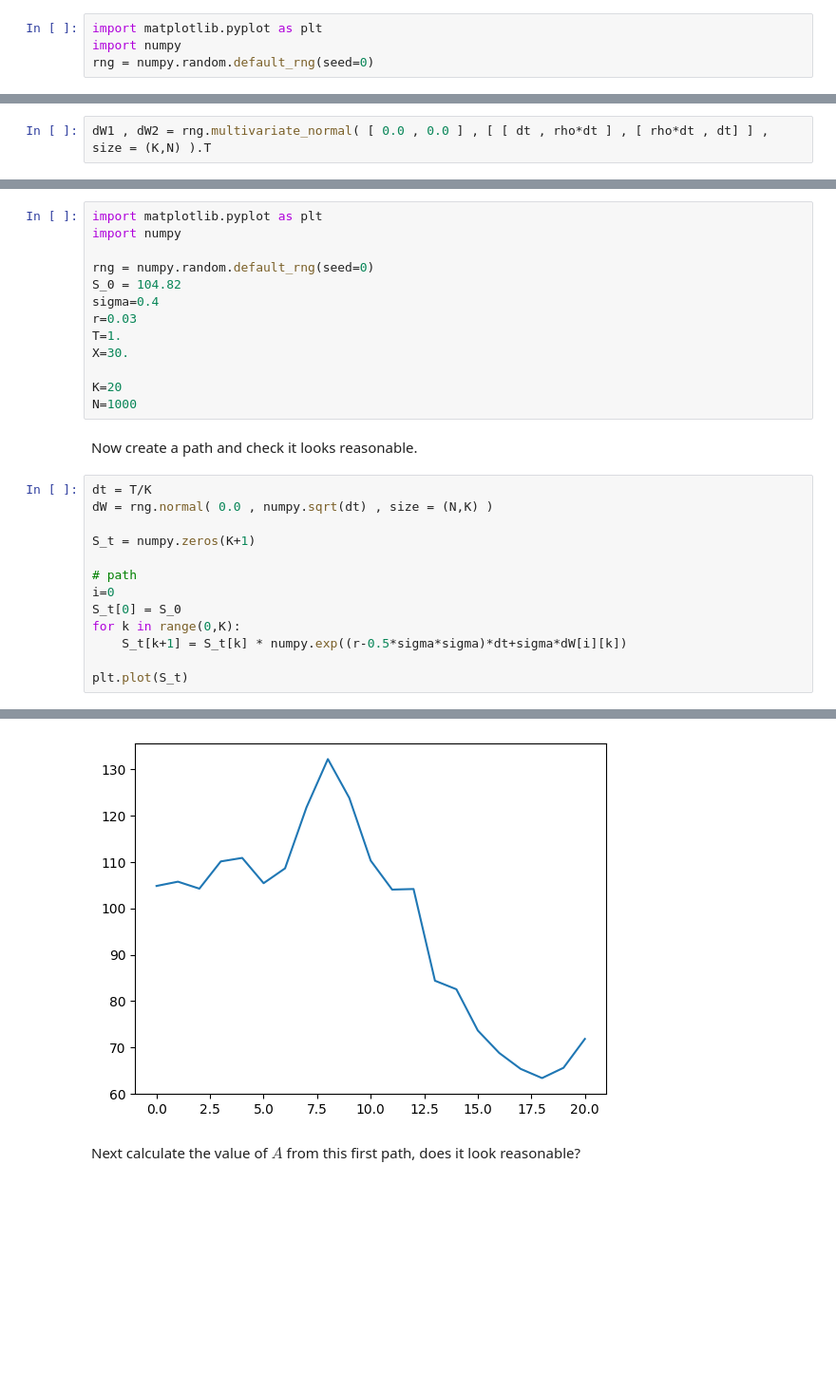
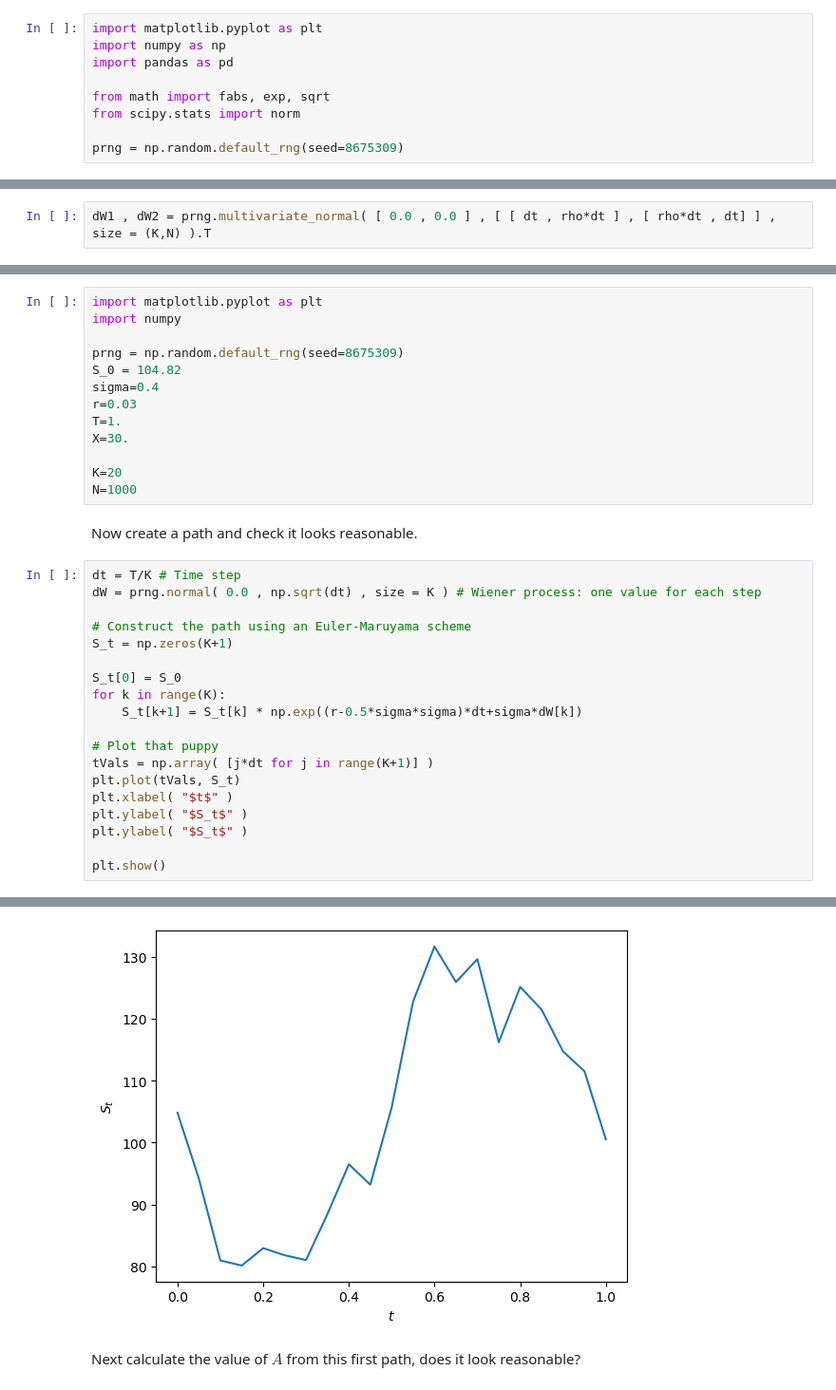
Before and after one commit to VenetianRed/MATH60082-python, a Jupyter notebook: MATH60082-lab-class-6.ipynb, the cells around one changed output, grey strips where cells are left out. Shown at 95% size. Saved outputs shown, nothing was run; the diff lists cells and outputs as text; blank space fills up the shorter version.

```diff
--- a/MATH60082-lab-class-6.ipynb
+++ b/MATH60082-lab-class-6.ipynb
@@ -42,7 +45,12 @@ where $\phi_1\sim N(0,1)$ and $\phi_2\sim N(0,1)$ are independent uncorrelated d
 # %%
 import matplotlib.pyplot as plt
-import numpy
-rng = numpy.random.default_rng(seed=0)
+import numpy as np
+import pandas as pd
+
+from math import fabs, exp, sqrt
+from scipy.stats import norm
+
+prng = np.random.default_rng(seed=8675309)
 # %% [markdown]
 Now create some parameters for our problem.
 # %%
@@ -108,5 +119,5 @@ Note that in the call to the multivariate normal, we use the transpose `(:::).T`
 # %%
-dW1 , dW2 = rng.multivariate_normal( [ 0.0 , 0.0 ] , [ [ dt , rho*dt ] , [ rho*dt , dt] ] , size = (K,N) ).T
+dW1 , dW2 = prng.multivariate_normal( [ 0.0 , 0.0 ] , [ [ dt , rho*dt ] , [ rho*dt , dt] ] , size = (K,N) ).T
 # %% [markdown]
 You should notice that the call to this function is significantly quicker than the other one, even though the results look the same if we plot them out.
 # %%
@@ -188,7 +204,7 @@ First start by adding some parameters from the question and setting up your rand
 import matplotlib.pyplot as plt
 import numpy
 
-rng = numpy.random.default_rng(seed=0)
+prng = np.random.default_rng(seed=8675309)
 S_0 = 104.82
 sigma=0.4
 r=0.03
@@ -200,16 +216,22 @@ N=1000
 # %% [markdown]
 Now create a path and check it looks reasonable.
 # %%
-dt = T/K
-dW = rng.normal( 0.0 , numpy.sqrt(dt) , size = (N,K) )
+dt = T/K # Time step
+dW = prng.normal( 0.0 , np.sqrt(dt) , size = K ) # Wiener process: one value for each step
 
-S_t = numpy.zeros(K+1)
+# Construct the path using an Euler-Maruyama scheme
+S_t = np.zeros(K+1)
 
-# path
-i=0
 S_t[0] = S_0
-for k in range(0,K):
-    S_t[k+1] = S_t[k] * numpy.exp((r-0.5*sigma*sigma)*dt+sigma*dW[i][k])
+for k in range(K):
+    S_t[k+1] = S_t[k] * np.exp((r-0.5*sigma*sigma)*dt+sigma*dW[k])
 
-plt.plot(S_t)
+# Plot that puppy
+tVals = np.array( [j*dt for j in range(K+1)] )
+plt.plot(tVals, S_t)
+plt.xlabel( "$t$" )
+plt.ylabel( "$S_t$" )
+plt.ylabel( "$S_t$" )
+
+plt.show()
 # %% [output]
@@ -217,4 +238,4 @@ plt.plot(S_t)
-[figure, old version]
+[figure, new version]
 # %% [markdown]
 Next calculate the value of $A$ from this first path, does it look reasonable?
 # %%
```
Also changed, not shown: parts of 29 cells of this notebook.
